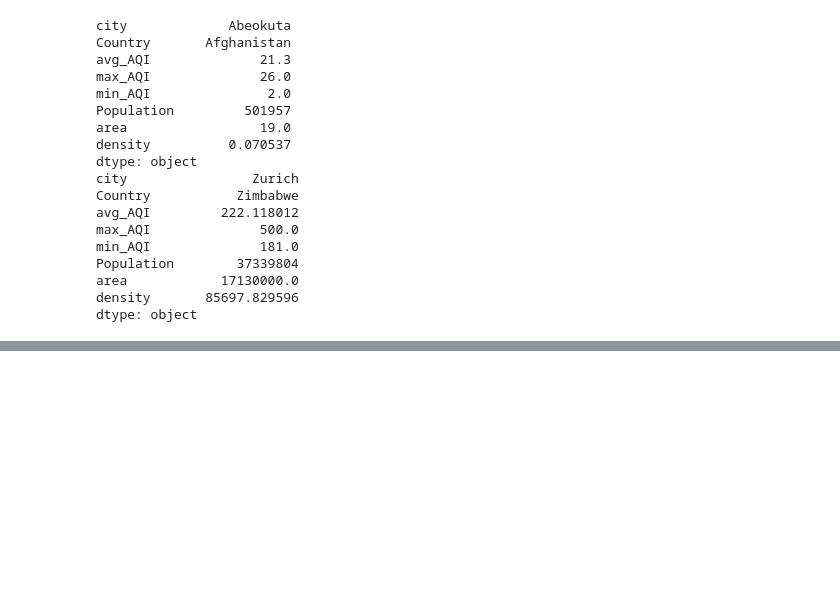
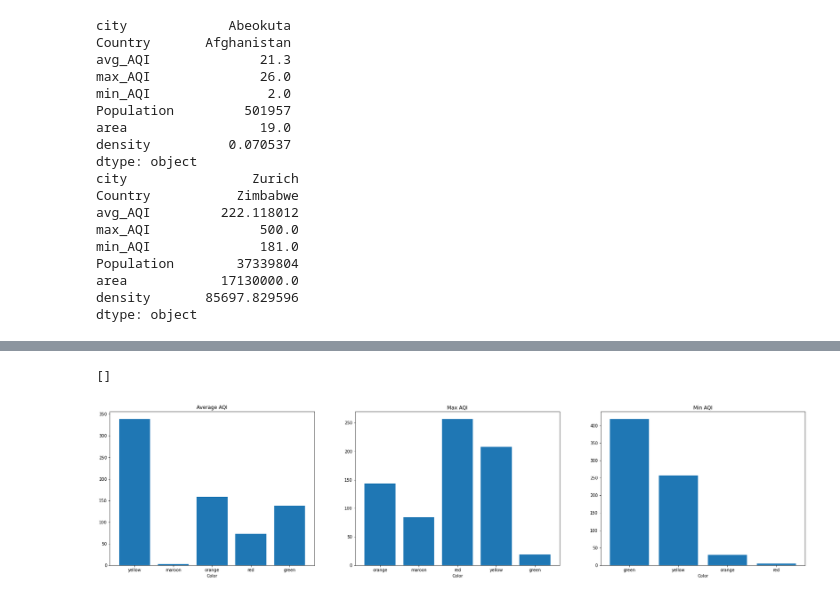
Before and after one commit to Quyenld9699/DataScience_AQI_explorer, a Jupyter notebook: analyze/avgAQI_population.ipynb, the cells around one changed output, grey strips where cells are left out. Drawn from its saved outputs; the diff is of its cells as text; code cells hidden in the pictures; blank space fills up the shorter version.

```diff
--- a/analyze/avgAQI_population.ipynb
+++ b/analyze/avgAQI_population.ipynb
@@ -192,0 +230,52 @@ plt.show()
+# %%
+def get_barchart_statistic(cmap:list):
+    d={}
+    d = {x:cmap.count(x) for x in cmap}
+    return d
+fig = plt.figure(figsize = (30,15))
+
+#### Subplot 1###
+
+plt.subplot(2,3,1)
+#Add titles to the chart and axes
+plt.title('Average AQI')
+plt.xlabel('Color')
+y = df2['avg_AQI'].tolist()
+c_map_avg =  cmap(y)
+d1 = get_barchart_statistic(c_map_avg)
+
+plt.bar(d1.keys(),d1.values())
+
+#### Subplot 2 ###
+
+plt.subplot(2,3,2)
+#Add titles to the chart and axes
+plt.title('Max AQI')
+plt.xlabel('Color')
+
+x = df2['density'].tolist()
+y = df2['max_AQI'].tolist()
+
+c_map_max =  cmap(y)
+d2 = get_barchart_statistic(c_map_max)
+plt.bar(d2.keys(),d2.values())
+
+#### Subplot 2 ###
+
+plt.subplot(2,3,3)
+#Add titles to the chart and axes
+plt.title('Min AQI')
+plt.xlabel('Color')
+
+x = df2['density'].tolist()
+y = df2['min_AQI'].tolist()
+
+c_map_min =  cmap(y)
+d3 = get_barchart_statistic(c_map_min)
+plt.bar(d3.keys(),d3.values())
+
+
+plt.plot()
+# %% [output]
+[]
+[figure, added]
```
Also changed, not shown: parts of 30 cells of this notebook.
